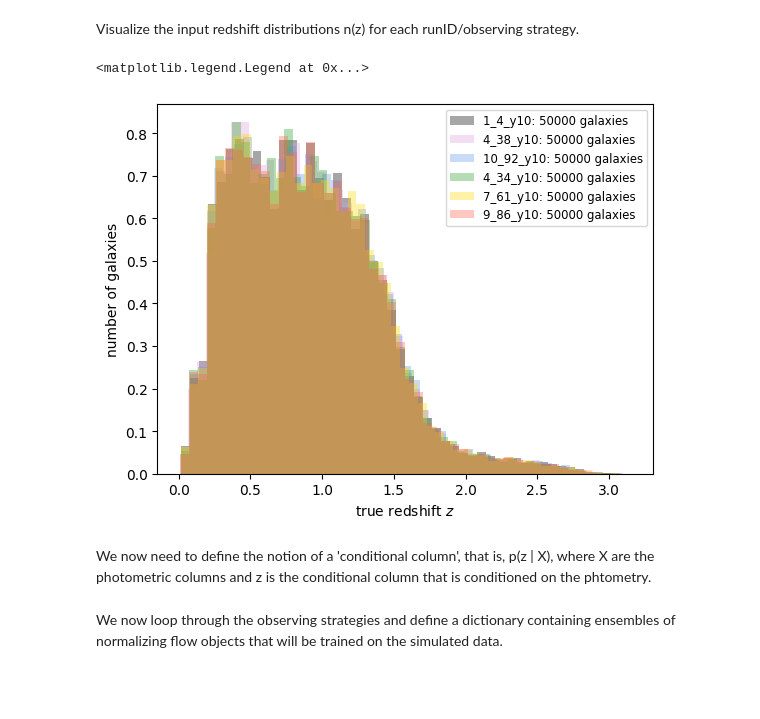
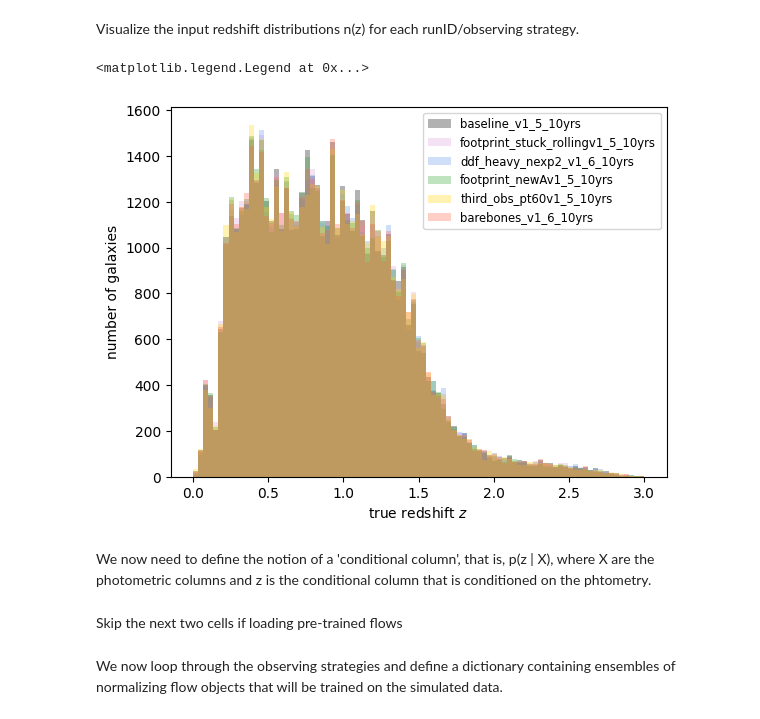
Before and after one commit to aimalz/TheLastMetric, a Jupyter notebook: Example_TLM.ipynb, the cells around one changed output. Drawn from its saved outputs; the diff is of its cells as text; code cells hidden in the pictures; blank space fills up the shorter version.

```diff
--- a/Example_TLM.ipynb
+++ b/Example_TLM.ipynb
@@ -138,23 +138,25 @@ Visualize the input redshift distributions n(z) for each runID/observing strateg
 # %%
 from matplotlib.pyplot import hist, xlabel, ylabel, legend
 
-zbins =
+zbins = np.linspace(0, 3, 90)
 
 for which_os in available_os:
-  hist(z_cats[which_os]['z_true'], bins=50, alpha=0.35, color=os_colors[which_os],
-       label=which_os+': '+str(len(phot_cats[which_os]))+' galaxies', density = True)
+  hist(z_cats[which_os]['z_true'], bins=zbins, alpha=0.3, color=os_colors[which_os],
+       label=os_names[which_os], density = False)
 xlabel(r'true redshift $z$')
 ylabel('number of galaxies')
 legend(loc='upper right', fontsize='small')
 # %% [output]
 <matplotlib.legend.Legend at 0x...>
-[figure, old version]
+[figure, new version]
 # %% [markdown]
 We now need to define the notion of a 'conditional column', that is, p(z | X), where X are the photometric columns and z is the conditional column that is conditioned on the phtometry.
 # %%
 drop_cols = ['ID', 'z_true', 'u', 'g',  'i', 'z', 'y',
         'err_u', 'err_g', 'err_r', 'err_i', 'err_z', 'err_y',
         'err_u-g', 'err_g-r', 'err_r-i', 'err_i-z', 'err_z-y']
+# %% [markdown]
+Skip the next two cells if loading pre-trained flows
 # %% [markdown]
 We now loop through the observing strategies and define a dictionary containing ensembles of normalizing flow objects that will be trained on the simulated data.
 # %%
```
Also changed, not shown: parts of 9 cells of this notebook.
